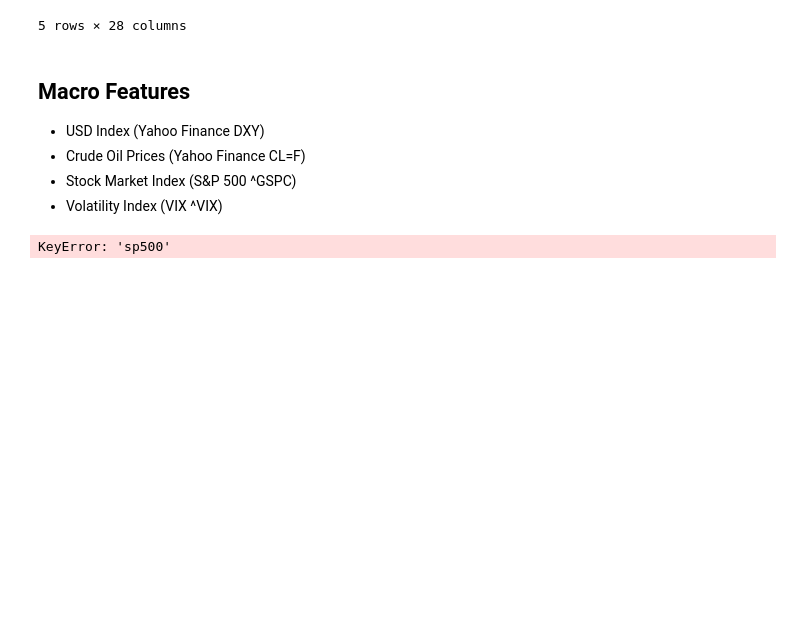
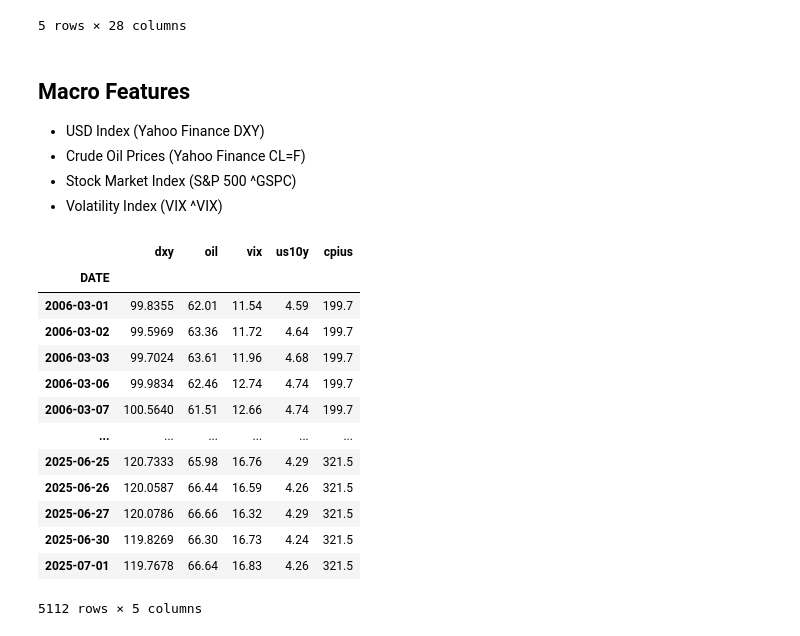
Before and after one commit to MartynChong/applied_project, a Jupyter notebook: project.ipynb, the cells around one changed output. Saved outputs shown, nothing was run; the diff lists cells and outputs as text; code cells hidden in the pictures; blank space fills up the shorter version.

```diff
--- a/project.ipynb
+++ b/project.ipynb
@@ -181,28 +181,48 @@ df.head()
 # %%
 from pandas_datareader import data as pdr
 
-start_date = '2006-02-21'
+start_date = '2006-03-01'
 end_date = '2025-07-01'
 
 # Define macro tickers for FRED data
 fred_series = {
     'dxy': 'DTWEXBGS',         # Trade-Weighted U.S. Dollar Index
     'oil': 'DCOILWTICO',       # Crude Oil Prices (WTI)
-    'sp500': 'SP500',          # S&P 500 Index
     'vix': 'VIXCLS',           # CBOE Volatility Index
-    'us10y': 'DGS10'           # 10-Year Treasury Yield
+    'us10y': 'DGS10',          # 10-Year Treasury Yield
+    'cpius': 'CPIAUCSL'        # Consumer Price Index for All Urban Consumers: All Items in U.S. City Average
 }
 
 macro_df = pd.DataFrame()
 
 # Download Adjusted Close prices
 for name, code in fred_series.items():
     series = pdr.DataReader(code, 'fred', start_date, end_date)
     series.rename(columns={code: name}, inplace=True)
     if macro_df.empty:
         macro_df = series
     else:
         macro_df = macro_df.join(series, how='outer')
+
+# Forward-fill CPI values within each month
+macro_df['cpius'] = macro_df['cpius'].fillna(method='ffill')
+
+macro_df
+# %% [output]
+|  | dxy | oil | vix | us10y | cpius |
+| DATE |  |  |  |  |  |
+| 2006-03-01 | 99.8355 | 62.01 | 11.54 | 4.59 | 199.7 |
+| 2006-03-02 | 99.5969 | 63.36 | 11.72 | 4.64 | 199.7 |
+| 2006-03-03 | 99.7024 | 63.61 | 11.96 | 4.68 | 199.7 |
+| 2006-03-06 | 99.9834 | 62.46 | 12.74 | 4.74 | 199.7 |
+| 2006-03-07 | 100.5640 | 61.51 | 12.66 | 4.74 | 199.7 |
+| ... | ... | ... | ... | ... | ... |
+| 2025-06-25 | 120.7333 | 65.98 | 16.76 | 4.29 | 321.5 |
+| 2025-06-26 | 120.0587 | 66.44 | 16.59 | 4.26 | 321.5 |
+| 2025-06-27 | 120.0786 | 66.66 | 16.32 | 4.29 | 321.5 |
+| 2025-06-30 | 119.8269 | 66.30 | 16.73 | 4.24 | 321.5 |
+| 2025-07-01 | 119.7678 | 66.64 | 16.83 | 4.26 | 321.5 |
+5112 rows × 5 columns
 # %%
 # Obtain S&P 500 data from spreadsheet
 sp500 = pd.read_csv("S&P 500 Historical Data.csv")
@@ -217,8 +237,7 @@ sp500['sp500'] = pd.to_numeric(sp500['sp500'], errors='coerce')
 
 # Keep only date and close price
 sp500 = sp500[['date', 'sp500']]
+sp500.sort_values('date', inplace=True)
-# %% [output]
-KeyError: 'sp500'
 # %%
 # Merge with your gold DataFrame
 df = df.merge(sp500, on='date', how='left')
```
Also changed, not shown: parts of 11 cells of this notebook.
